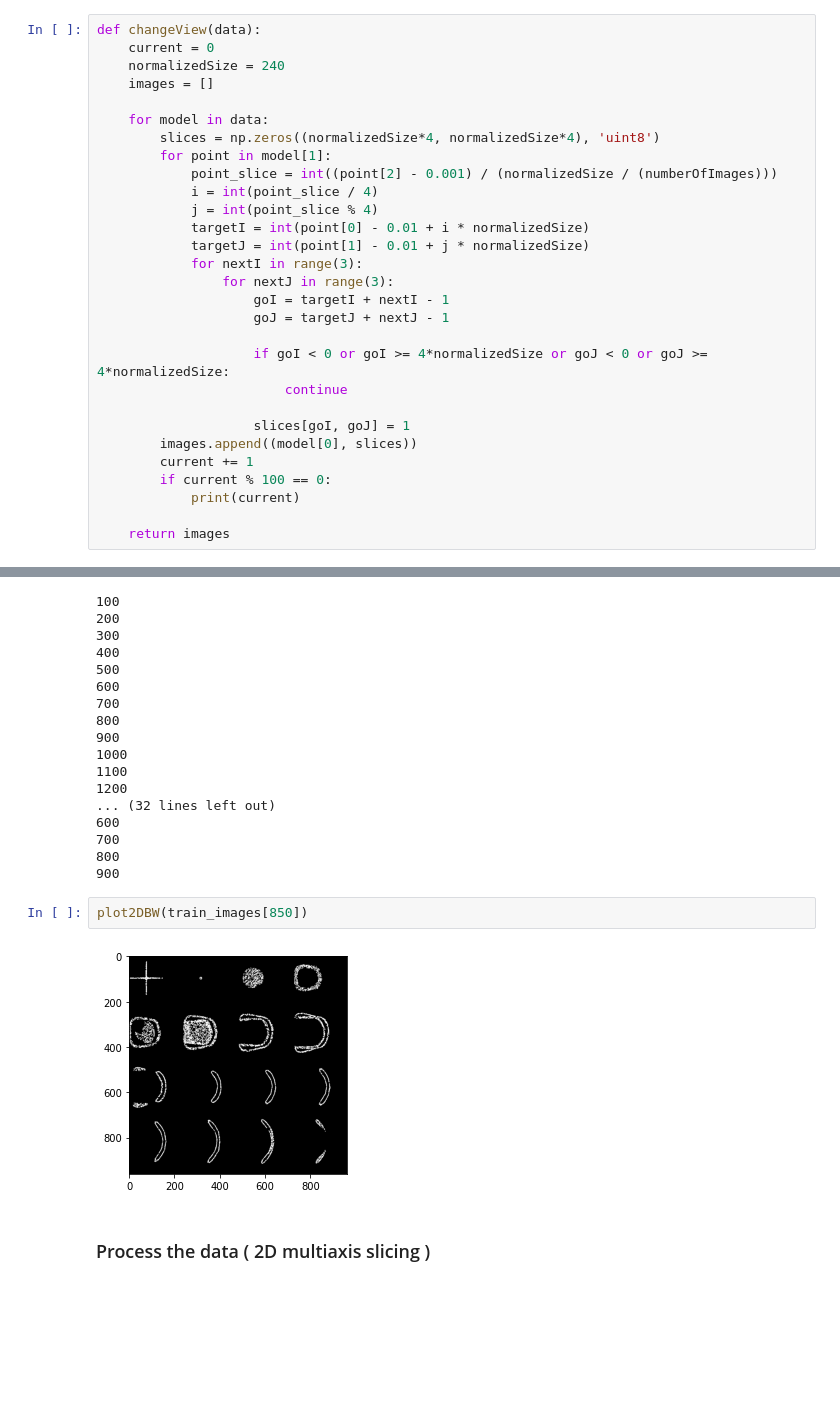
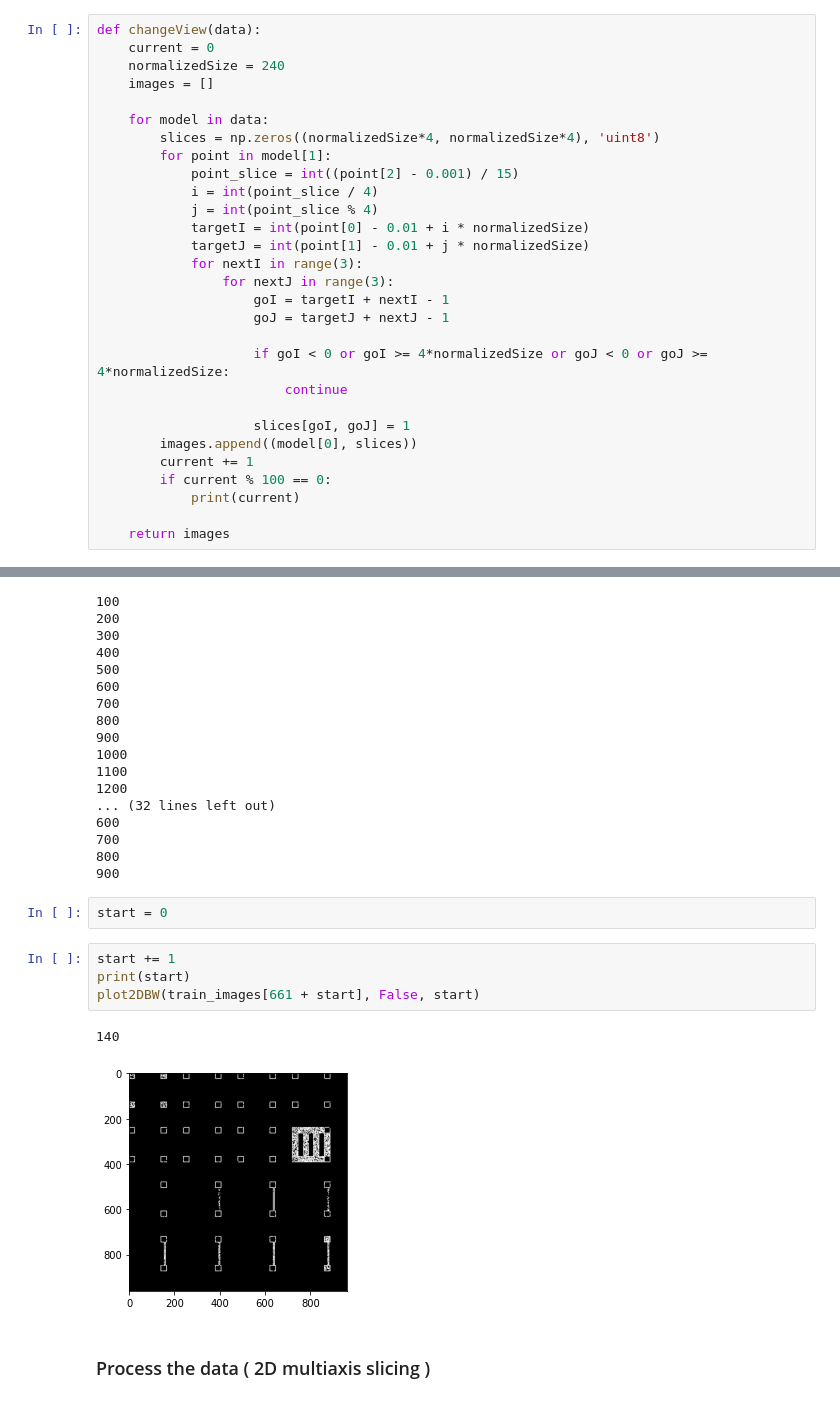
Before and after one commit to RazvanDu/3DRecognition, a Jupyter notebook: 3DRecognition.ipynb, the cells around one changed output, grey strips where cells are left out. Saved outputs shown, nothing was run; the diff lists cells and outputs as text; blank space fills up the shorter version.

```diff
--- a/3DRecognition.ipynb
+++ b/3DRecognition.ipynb
@@ -176,7 +217,7 @@ def changeView(data):
     for model in data:
         slices = np.zeros((normalizedSize*4, normalizedSize*4), 'uint8')
         for point in model[1]:
-            point_slice = int((point[2] - 0.001) / (normalizedSize / (numberOfImages)))
+            point_slice = int((point[2] - 0.001) / 15)
             i = int(point_slice / 4)
             j = int(point_slice % 4)
             targetI = int(point[0] - 0.01 + i * normalizedSize)
@@ -217,10 +258,15 @@ test_images = changeView(test_data_n)
 700
 800
 900
-# %%
-plot2DBW(train_images[850])
-# %% [output]
-[figure, removed]
+# %%
+start = 0
+# %%
+start += 1
+print(start)
+plot2DBW(train_images[661 + start], False, start)
+# %% [output]
+140
+[figure, added]
 # %% [markdown]
 ### Process the data ( 2D multiaxis slicing )
 # %%
```
Also changed, not shown: parts of 25 cells of this notebook, 14 other files.
